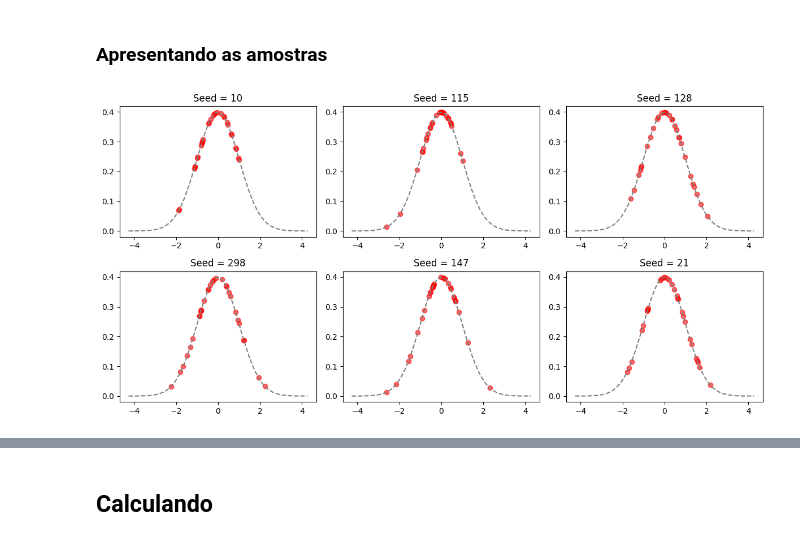
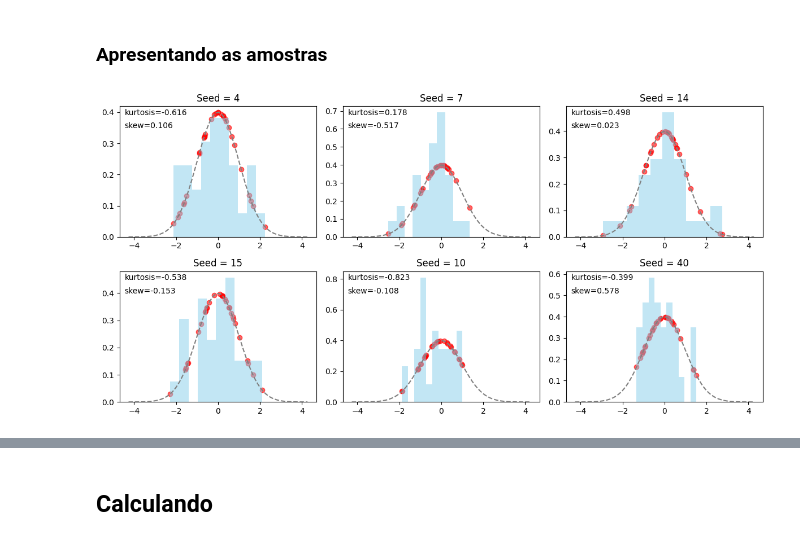
Before and after one commit to andersonmdcanteli/val-metodos-analiticos, a Jupyter notebook: important-tests/normality/comp-normality-tests.ipynb, the cells around one changed output, grey strips where cells are left out. Cells and saved outputs as stored; diff of their text form; code cells hidden in the pictures.

```diff
--- a/important-tests/normality/comp-normality-tests.ipynb
+++ b/important-tests/normality/comp-normality-tests.ipynb
@@ -337,7 +340,7 @@ def plot_all_results(df_data):
     arr.sort_values(inplace=True)
     arr.plot(kind="bar")
 # %%
-n_samples = 500
+n_samples = 50
 seeds = np.arange(1,n_samples+1)
 rng = np.random.default_rng(42)
 rng.shuffle(seeds)
@@ -396,6 +399,9 @@ ax[0,0].plot(x, stats.norm.pdf(x), ls='--', c="gray", label='Teórico')
 rng = np.random.default_rng(seed_to_visualize_data[i])
 normal_data = rng.normal(loc=0.0, scale=1.0, size=max(n_rep))
 ax[0,0].scatter(normal_data, stats.norm.pdf(normal_data), color="r", alpha=.6, label=f'Seed = {seed_to_visualize_data[i]}')
+ax[0,0].hist(normal_data, density=True, alpha=0.5, color="skyblue")
+ax[0,0].text(0.025, 0.95, f"kurtosis={round(stats.kurtosis(normal_data), 3)}", horizontalalignment='left', verticalalignment='center', transform=ax[0,0].transAxes)
+ax[0,0].text(0.025, 0.85, f"skew={round(stats.skew(normal_data), 3)}", horizontalalignment='left', verticalalignment='center', transform=ax[0,0].transAxes)
 ax[0,0].set_title(f"Seed = {seed_to_visualize_data[i]}")
 
 i = 1
@@ -403,6 +409,9 @@ ax[0,1].plot(x, stats.norm.pdf(x), ls='--', c="gray", label='Teórico')
 rng = np.random.default_rng(seed_to_visualize_data[i])
 normal_data = rng.normal(loc=0.0, scale=1.0, size=max(n_rep))
 ax[0,1].scatter(normal_data, stats.norm.pdf(normal_data), color="r", alpha=.6, label=f'Seed = {seed_to_visualize_data[i]}')
+ax[0,1].hist(normal_data, density=True, alpha=0.5, color="skyblue")
+ax[0,1].text(0.025, 0.95, f"kurtosis={round(stats.kurtosis(normal_data), 3)}", horizontalalignment='left', verticalalignment='center', transform=ax[0,1].transAxes)
+ax[0,1].text(0.025, 0.85, f"skew={round(stats.skew(normal_data), 3)}", horizontalalignment='left', verticalalignment='center', transform=ax[0,1].transAxes)
 ax[0,1].set_title(f"Seed = {seed_to_visualize_data[i]}")
 
 
@@ -411,33 +420,45 @@ ax[0,2].plot(x, stats.norm.pdf(x), ls='--', c="gray", label='Teórico')
 rng = np.random.default_rng(seed_to_visualize_data[i])
 normal_data = rng.normal(loc=0.0, scale=1.0, size=max(n_rep))
 ax[0,2].scatter(normal_data, stats.norm.pdf(normal_data), color="r", alpha=.6, label=f'Seed = {seed_to_visualize_data[i]}')
+ax[0,2].hist(normal_data, density=True, alpha=0.5, color="skyblue")
+ax[0,2].text(0.025, 0.95, f"kurtosis={round(stats.kurtosis(normal_data), 3)}", horizontalalignment='left', verticalalignment='center', transform=ax[0,2].transAxes)
+ax[0,2].text(0.025, 0.85, f"skew={round(stats.skew(normal_data), 3)}", horizontalalignment='left', verticalalignment='center', transform=ax[0,2].transAxes)
 ax[0,2].set_title(f"Seed = {seed_to_visualize_data[i]}")
 
 
 
 i = 3
 ax[1,0].plot(x, stats.norm.pdf(x), ls='--', c="gray", label='Teórico')
 rng = np.random.default_rng(seed_to_visualize_data[i])
 normal_data = rng.normal(loc=0.0, scale=1.0, size=max(n_rep))
 ax[1,0].scatter(normal_data, stats.norm.pdf(normal_data), color="r", alpha=.6, label=f'Seed = {seed_to_visualize_data[i]}')
+ax[1,0].hist(normal_data, density=True, alpha=0.5, color="skyblue")
+ax[1,0].text(0.025, 0.95, f"kurtosis={round(stats.kurtosis(normal_data), 3)}", horizontalalignment='left', verticalalignment='center', transform=ax[1,0].transAxes)
+ax[1,0].text(0.025, 0.85, f"skew={round(stats.skew(normal_data), 3)}", horizontalalignment='left', verticalalignment='center', transform=ax[1,0].transAxes)
 ax[1,0].set_title(f"Seed = {seed_to_visualize_data[i]}")
 
 i = 4
 ax[1,1].plot(x, stats.norm.pdf(x), ls='--', c="gray", label='Teórico')
 rng = np.random.default_rng(seed_to_visualize_data[i])
 normal_data = rng.normal(loc=0.0, scale=1.0, size=max(n_rep))
 ax[1,1].scatter(normal_data, stats.norm.pdf(normal_data), color="r", alpha=.6, label=f'Seed = {seed_to_visualize_data[i]}')
+ax[1,1].hist(normal_data, density=True, alpha=0.5, color="skyblue")
+ax[1,1].text(0.025, 0.95, f"kurtosis={round(stats.kurtosis(normal_data), 3)}", horizontalalignment='left', verticalalignment='center', transform=ax[1,1].transAxes)
+ax[1,1].text(0.025, 0.85, f"skew={round(stats.skew(normal_data), 3)}", horizontalalignment='left', verticalalignment='center', transform=ax[1,1].transAxes)
 ax[1,1].set_title(f"Seed = {seed_to_visualize_data[i]}")
 
 
 i = 5
 ax[1,2].plot(x, stats.norm.pdf(x), ls='--', c="gray", label='Teórico')
 rng = np.random.default_rng(seed_to_visualize_data[i])
 normal_data = rng.normal(loc=0.0, scale=1.0, size=max(n_rep))
 ax[1,2].scatter(normal_data, stats.norm.pdf(normal_data), color="r", alpha=.6, label=f'Seed = {seed_to_visualize_data[i]}')
+ax[1,2].hist(normal_data, density=True, alpha=0.5, color="skyblue")
+ax[1,2].text(0.025, 0.95, f"kurtosis={round(stats.kurtosis(normal_data), 3)}", horizontalalignment='left', verticalalignment='center', transform=ax[1,2].transAxes)
+ax[1,2].text(0.025, 0.85, f"skew={round(stats.skew(normal_data), 3)}", horizontalalignment='left', verticalalignment='center', transform=ax[1,2].transAxes)
 ax[1,2].set_title(f"Seed = {seed_to_visualize_data[i]}")
 
 fig.tight_layout()
 plt.show()
 # %% [output]
-[figure, old version]
+[figure, new version]
```
Also changed, not shown: parts of 6 cells of this notebook.
